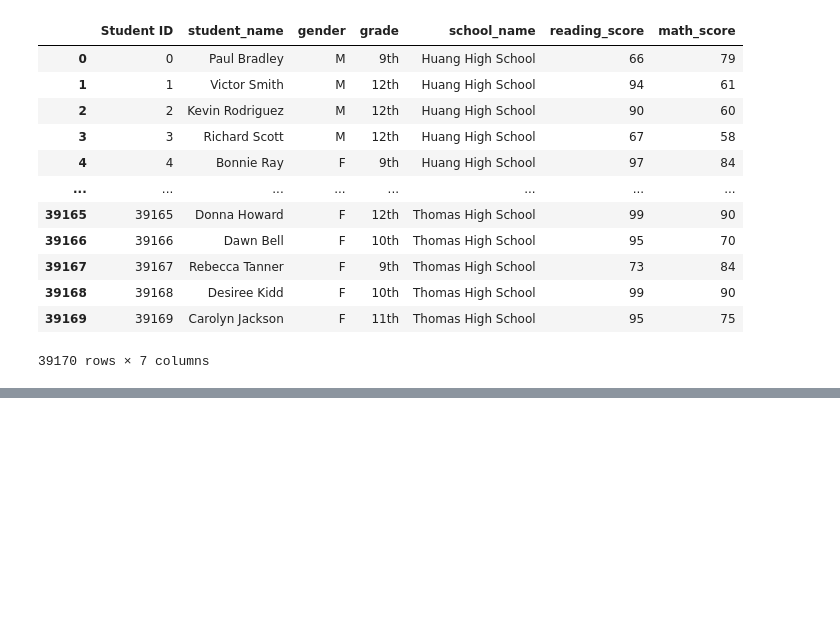
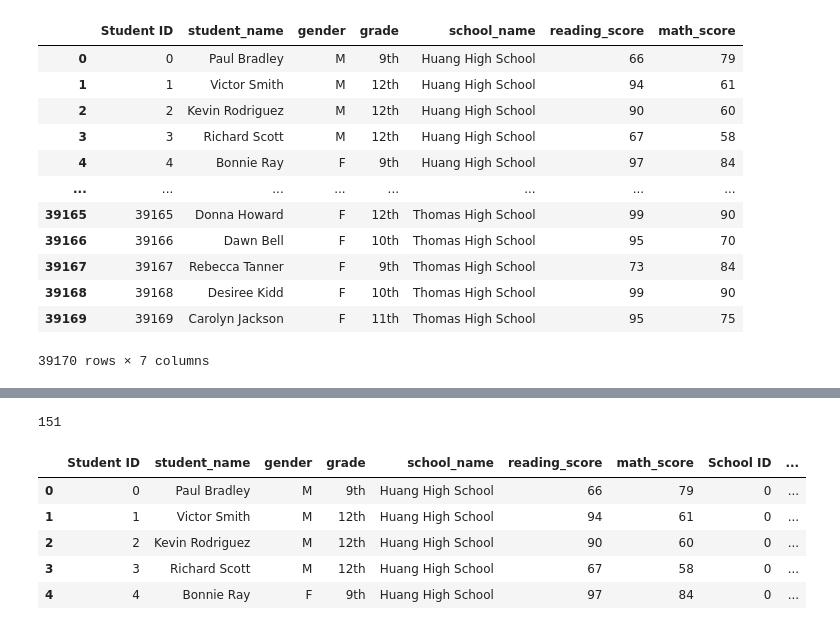
Before and after one commit to juliacho22/School_District_Analysis, a Jupyter notebook: PyCitySchools.ipynb, the cells around one changed output, grey strips where cells are left out. Drawn from its saved outputs; the diff is of its cells as text; code cells hidden in the pictures; blank space fills up the shorter version.

```diff
--- a/PyCitySchools.ipynb
+++ b/PyCitySchools.ipynb
@@ -187,0 +210,27 @@ student_data_df
+# %%
+# Create a new list and use it for the for loop to iterate through the list.
+students_fixed = []
+
+# Use an if statement to check the length of the name.
+
+# If the name is greater than or equal to 3, add the name to the list.
+
+for name in student_names:
+    if len(name.split()) >= 3:
+        students_fixed.append(name)
+
+# Get the length of the students' names that are greater than or equal to 3.
+len(students_fixed)
+# %% [output]
+151
+# %%
+# Combine the data into a single dataset.
+school_data_complete_df = pd.merge(student_data_df, school_data_df, on=["school_name", "school_name"])
+school_data_complete_df.head()
+# %% [output]
+|  | Student ID | student_name | gender | grade | school_name | reading_score | math_score | School ID | ... |
+| 0 | 0 | Paul Bradley | M | 9th | Huang High School | 66 | 79 | 0 | ... |
+| 1 | 1 | Victor Smith | M | 12th | Huang High School | 94 | 61 | 0 | ... |
+| 2 | 2 | Kevin Rodriguez | M | 12th | Huang High School | 90 | 60 | 0 | ... |
+| 3 | 3 | Richard Scott | M | 12th | Huang High School | 67 | 58 | 0 | ... |
+| 4 | 4 | Bonnie Ray | F | 9th | Huang High School | 97 | 84 | 0 | ... |
```
Also changed, not shown: parts of 32 cells of this notebook, 2 other files.
